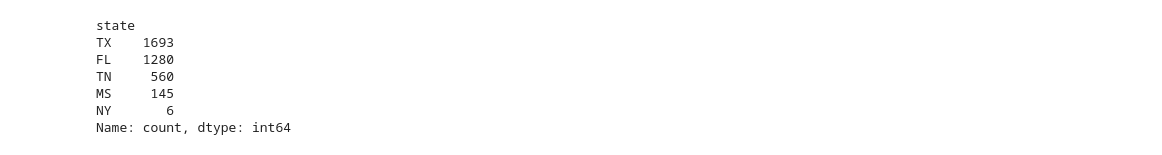
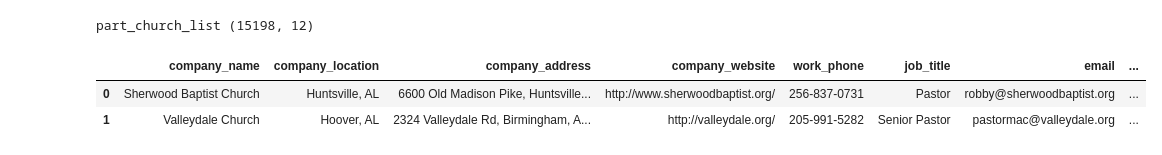
Before and after one commit to rayleighxu7/us-political-data-merge-robv, a Jupyter notebook: 10church_data.ipynb, the cells around one changed output. Drawn from its saved outputs; the diff is of its cells as text; code cells hidden in the pictures.

```diff
--- a/10church_data.ipynb
+++ b/10church_data.ipynb
@@ -21,25 +0,0 @@ raw_church_data
-# %%
-df = raw_church_data.copy()
-
-cities_states = pd.read_csv("uscities_usstates.csv")
-counties = pd.read_csv("uscounties.csv")
-
-state_to_name_mapping = cities_states.set_index("state_id")["state_name"].to_dict()
-us_states = pd.concat([cities_states["state_id"], cities_states["state_name"]]).str.upper().unique().tolist()
-us_counties = counties["county_ascii"].str.upper().unique().tolist()
-us_cities = cities_states["city_ascii"].str.upper().unique().tolist()
-us_cities = [city for city in us_cities if city not in us_states]
-
-
-state_pattern = r"\b(" + "|".join(us_states) + r")\b"
-df["state"] = df["Address"].str.upper().str.findall(state_pattern).str[-1]
-
-df["state"].value_counts()
-# %% [output]
-state
-TX    1693
-FL    1280
-TN     560
-MS     145
-NY       6
-Name: count, dtype: int64
@@ -45,0 +361,34 @@ Name: count, dtype: int64
+# %%
+# --- one-off: Church list workbook (hard-coded path) ---
+
+PATH_CHURCH_LIST = CHURCH_RAW_DIR / "Church list 2.0032926.xlsx"
+if not PATH_CHURCH_LIST.is_file():
+    raise FileNotFoundError(PATH_CHURCH_LIST)
+
+RENAME_CHURCH_LIST = {
+    "church-list-item__title": "company_name",
+    "Location": "company_location",
+    "Church address": "company_address",
+    "Website": "company_website",
+    "Phone": "work_phone",
+    "Title": "job_title",
+    "Company Email": "email",
+    "Personal phone": "mobile_phone",
+    "Persons name": "__full_name",
+}
+
+# Only one sheet in this workbook, so read it directly
+part_church_list = pd.read_excel(PATH_CHURCH_LIST, dtype="string")
+part_church_list = rename_keep_only(part_church_list, RENAME_CHURCH_LIST)
+part_church_list = drop_fully_empty_rows(part_church_list)
+part_church_list = add_first_last_from_full_column(part_church_list, "__full_name")
+part_church_list["source_file"] = PATH_CHURCH_LIST.name
+part_church_list["denomination"] = None
+
+print("part_church_list", part_church_list.shape)
+part_church_list.head(2)
+# %% [output]
+part_church_list (15198, 12)
+|  | company_name | company_location | company_address | company_website | work_phone | job_title | email | ... |
+| 0 | Sherwood Baptist Church | Huntsville, AL | 6600 Old Madison Pike, Huntsville... | http://www.sherwoodbaptist.org/ | 256-837-0731 | Pastor | robby@sherwoodbaptist.org | ... |
+| 1 | Valleydale Church | Hoover, AL | 2324 Valleydale Rd, Birmingham, A... | http://valleydale.org/ | 205-991-5282 | Senior Pastor | pastormac@valleydale.org | ... |
```
Also changed, not shown: parts of 8 cells of this notebook, 5 other files.
